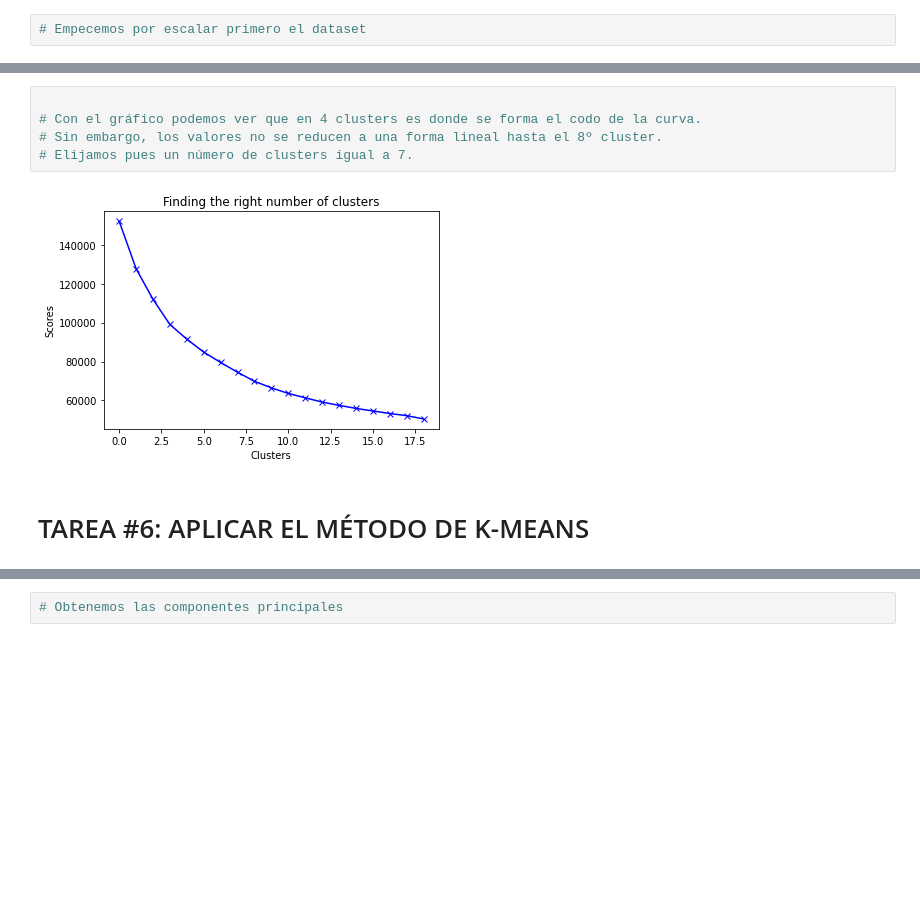
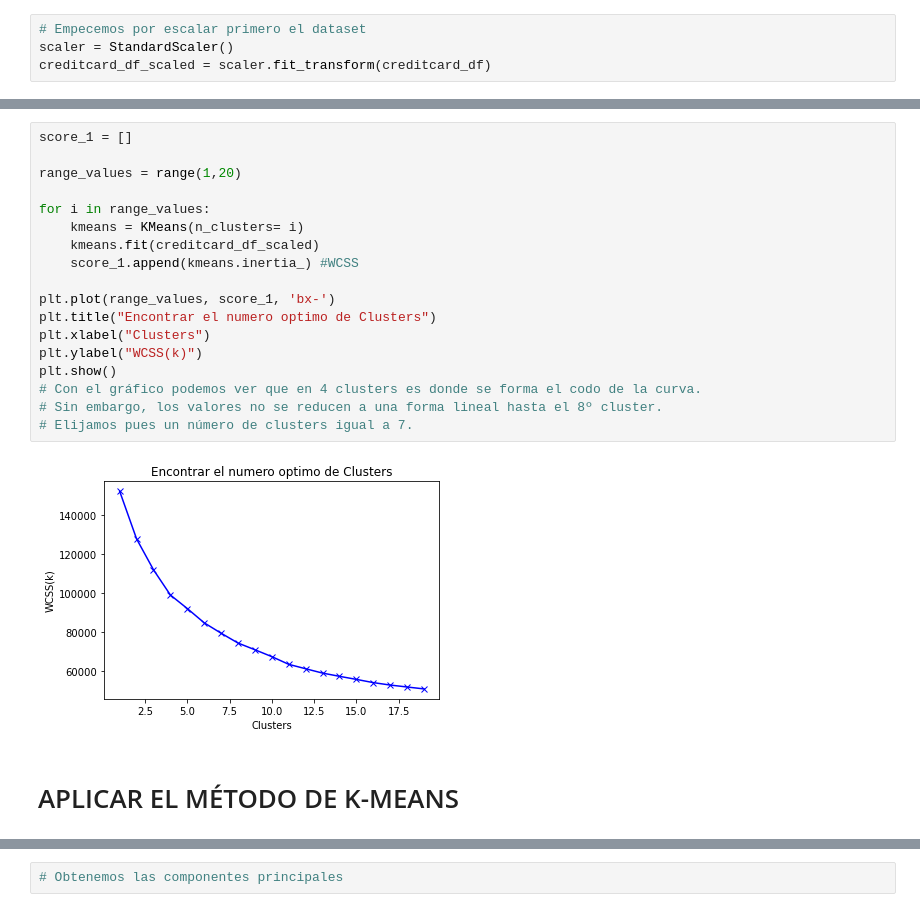
Before and after one commit to sergioarnold87/Practica_Sergio, a Jupyter notebook: 2. Departamento de Marketing/Departamento_de_Marketing.ipynb, the cells around one changed output, grey strips where cells are left out. Drawn from its saved outputs; the diff is of its cells as text; blank space fills up the shorter version.

Commit message:
empezamos a elegir los kmeans correctos

```diff
--- a/2. Departamento de Marketing/Departamento_de_Marketing.ipynb
+++ b/2. Departamento de Marketing/Departamento_de_Marketing.ipynb
@@ -262,2 +266,4 @@ plt.tight_layout()
 # %%
 # Empecemos por escalar primero el dataset
+scaler = StandardScaler()
+creditcard_df_scaled = scaler.fit_transform(creditcard_df)
@@ -282,9 +290,22 @@ array([[-0.73198937, -0.24943448, -0.42489974, ..., -0.31096755,
 # %%
+score_1 = []
 
+range_values = range(1,20)
+
+for i in range_values:
+    kmeans = KMeans(n_clusters= i)
+    kmeans.fit(creditcard_df_scaled)
+    score_1.append(kmeans.inertia_) #WCSS
+
+plt.plot(range_values, score_1, 'bx-')
+plt.title("Encontrar el numero optimo de Clusters")
+plt.xlabel("Clusters")
+plt.ylabel("WCSS(k)")
+plt.show()
 # Con el gráfico podemos ver que en 4 clusters es donde se forma el codo de la curva.
 # Sin embargo, los valores no se reducen a una forma lineal hasta el 8º cluster.
 # Elijamos pues un número de clusters igual a 7.
 # %% [output]
-[figure, old version]
+[figure, new version]
 # %% [markdown]
-# TAREA #6: APLICAR EL MÉTODO DE K-MEANS
+# APLICAR EL MÉTODO DE K-MEANS
```
Also changed, not shown: parts of 23 cells of this notebook, 3 other files.
